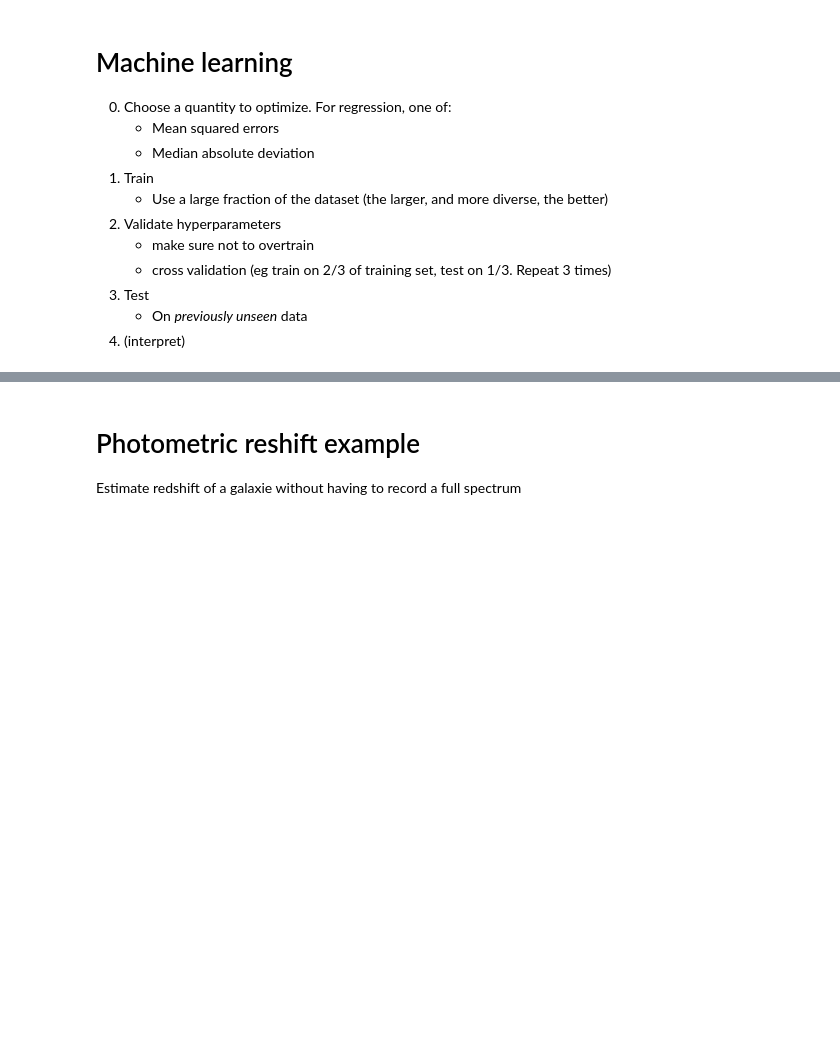
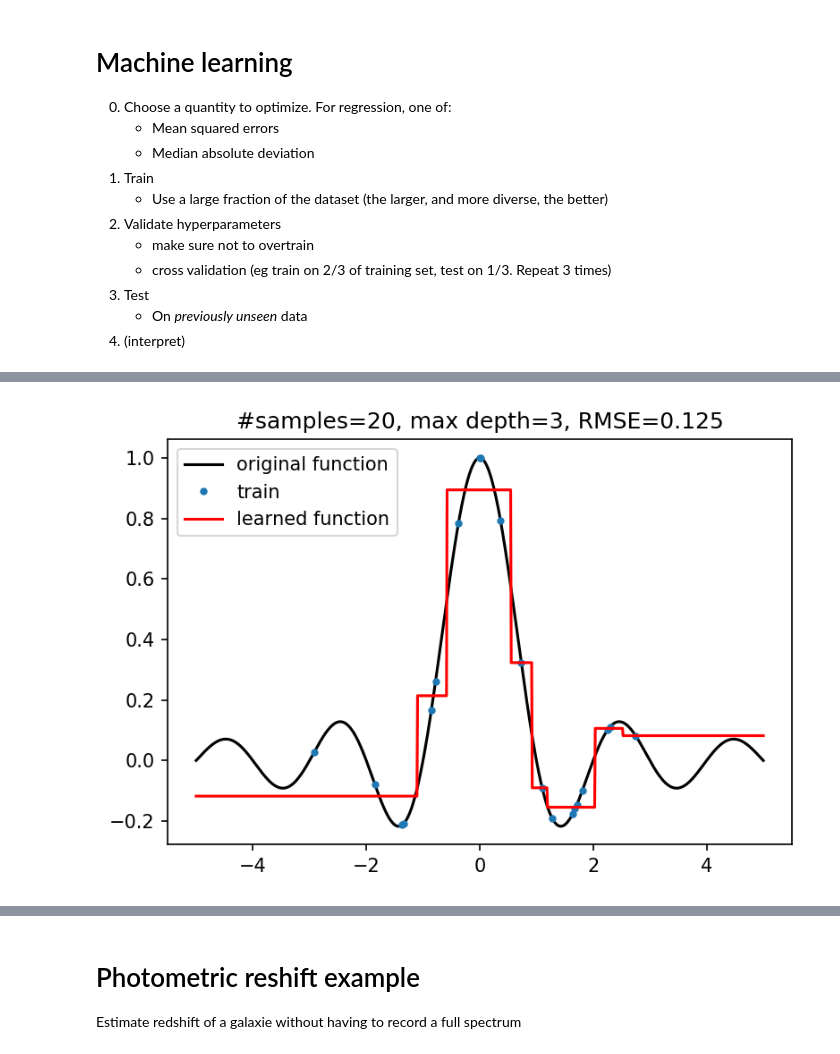
Before and after one commit to PierreGratier/AIISL, a Jupyter notebook: AIISL.ipynb, the cells around one changed output, grey strips where cells are left out. Cells and saved outputs as stored; diff of their text form; code cells hidden in the pictures; blank space fills up the shorter version.

```diff
--- a/AIISL.ipynb
+++ b/AIISL.ipynb
@@ -89,0 +104,4 @@ Wall time: 393 ms
+# %%
+plot_depth(3)
+# %% [output]
+[figure, added]
```
Also changed, not shown: parts of 29 cells of this notebook.
